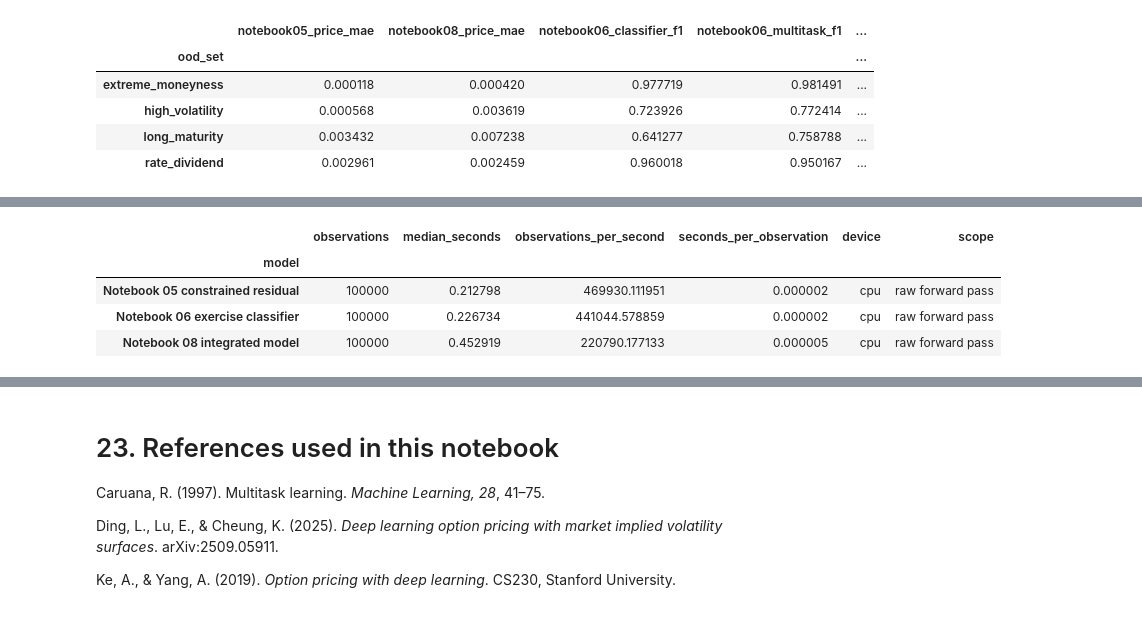
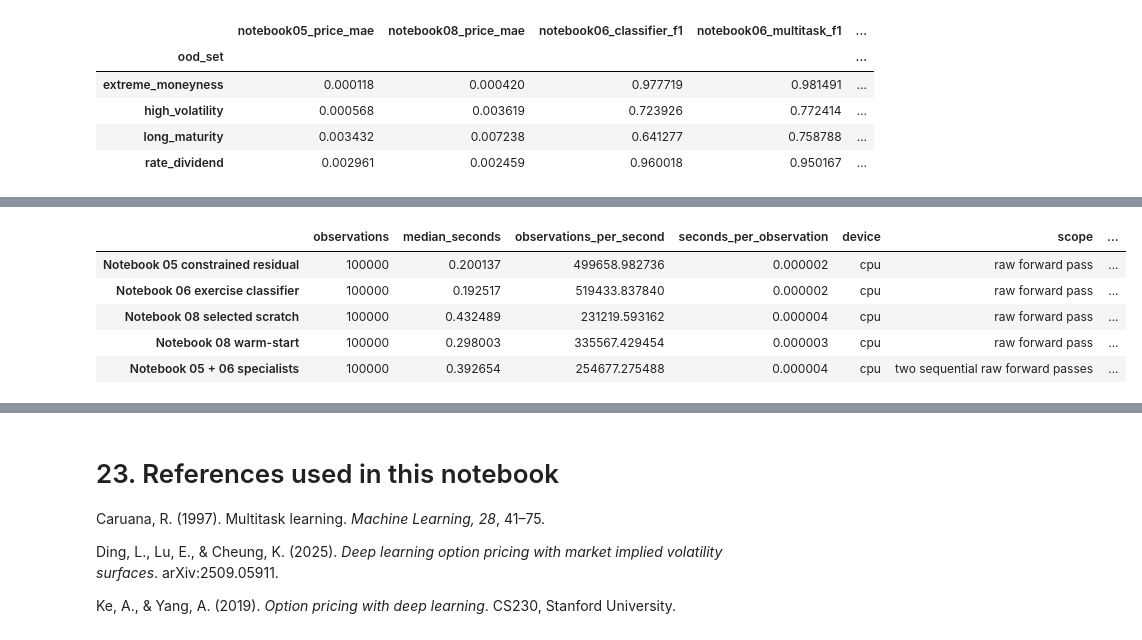
Before and after one commit to Kamend1/deep_learning_american_option_pricing, a Jupyter notebook: notebooks/08_final_multihead_model.ipynb, the cells around one changed output, grey strips where cells are left out. Drawn from its saved outputs; the diff is of its cells as text; code cells hidden in the pictures.

```diff
--- a/notebooks/08_final_multihead_model.ipynb
+++ b/notebooks/08_final_multihead_model.ipynb
@@ -2368,17 +2635,24 @@ classifier_benchmark_model, _ = (
 )
 
 runtime_rows = []
-for model_name, benchmark_model in {
+benchmark_models = {
     "Notebook 05 constrained residual": (
         premium_benchmark_model
     ),
     "Notebook 06 exercise classifier": (
         classifier_benchmark_model
     ),
-    "Notebook 08 integrated model": (
+    "Notebook 08 selected scratch": (
         selected_model
     ),
-}.items():
+    "Notebook 08 warm-start": (
+        warm_model
+    ),
+}
+
+for model_name, benchmark_model in (
+    benchmark_models.items()
+):
     benchmark = benchmark_forward_pass(
         benchmark_model,
         benchmark_features,
@@ -2389,37 +2663,112 @@ for model_name, benchmark_model in {
     runtime_rows.append(
         {
             "model": model_name,
             **benchmark,
             "seconds_per_observation": float(
                 benchmark[
                     "median_seconds"
                 ]
                 / benchmark[
                     "observations"
                 ]
             ),
             "device": str(DEVICE),
             "scope": "raw forward pass",
+            "parameter_count": int(
+                sum(
+                    parameter.numel()
+                    for parameter
+                    in benchmark_model.parameters()
+                )
+            ),
         }
     )
 
 runtime_results = (
     pd.DataFrame(runtime_rows)
     .set_index("model")
 )
+
+specialist_pair_seconds = float(
+    runtime_results.loc[
+        "Notebook 05 constrained residual",
+        "median_seconds",
+    ]
+    + runtime_results.loc[
+        "Notebook 06 exercise classifier",
+        "median_seconds",
+    ]
+)
+
+specialist_pair_row = pd.DataFrame(
+    {
+        "observations": [benchmark_size],
+        "median_seconds": [
+            specialist_pair_seconds
+        ],
+        "observations_per_second": [
+            (
+                benchmark_size
+                / specialist_pair_seconds
+            )
+        ],
+        "seconds_per_observation": [
+            specialist_pair_seconds
+            / benchmark_size
+        ],
+        "device": [str(DEVICE)],
+        "scope": [
+            "two sequential raw forward passes"
+        ],
+        "parameter_count": [
+            int(
+                sum(
+                    parameter.numel()
+                    for parameter
+                    in premium_benchmark_model.parameters()
+                )
+                + sum(
+                    parameter.numel()
+                    for parameter
+                    in classifier_benchmark_model.parameters()
+                )
+            )
+        ],
+    },
+    index=[
+        "Notebook 05 + 06 specialists"
+    ],
+)
+
+runtime_results = pd.concat(
+    [
+        runtime_results,
+        specialist_pair_row,
+    ],
+    axis=0,
+)
+
 runtime_summary = (
     runtime_results
     .loc[
-        "Notebook 08 integrated model"
+        "Notebook 08 selected scratch"
+    ]
+    .to_dict()
+)
+warm_runtime_summary = (
+    runtime_results
+    .loc[
+        "Notebook 08 warm-start"
     ]
     .to_dict()
 )
 
 runtime_results
 # %% [output]
-|  | observations | median_seconds | observations_per_second | seconds_per_observation | device | scope |
-| model |  |  |  |  |  |  |
-| Notebook 05 constrained residual | 100000 | 0.212798 | 469930.111951 | 0.000002 | cpu | raw forward pass |
-| Notebook 06 exercise classifier | 100000 | 0.226734 | 441044.578859 | 0.000002 | cpu | raw forward pass |
-| Notebook 08 integrated model | 100000 | 0.452919 | 220790.177133 | 0.000005 | cpu | raw forward pass |
+|  | observations | median_seconds | observations_per_second | seconds_per_observation | device | scope | ... |
+| Notebook 05 constrained residual | 100000 | 0.200137 | 499658.982736 | 0.000002 | cpu | raw forward pass | ... |
+| Notebook 06 exercise classifier | 100000 | 0.192517 | 519433.837840 | 0.000002 | cpu | raw forward pass | ... |
+| Notebook 08 selected scratch | 100000 | 0.432489 | 231219.593162 | 0.000004 | cpu | raw forward pass | ... |
+| Notebook 08 warm-start | 100000 | 0.298003 | 335567.429454 | 0.000003 | cpu | raw forward pass | ... |
+| Notebook 05 + 06 specialists | 100000 | 0.392654 | 254677.275488 | 0.000004 | cpu | two sequential raw forward passes | ... |
 # %% [markdown]
```
Also changed, not shown: parts of 52 cells of this notebook, 57 other files.
